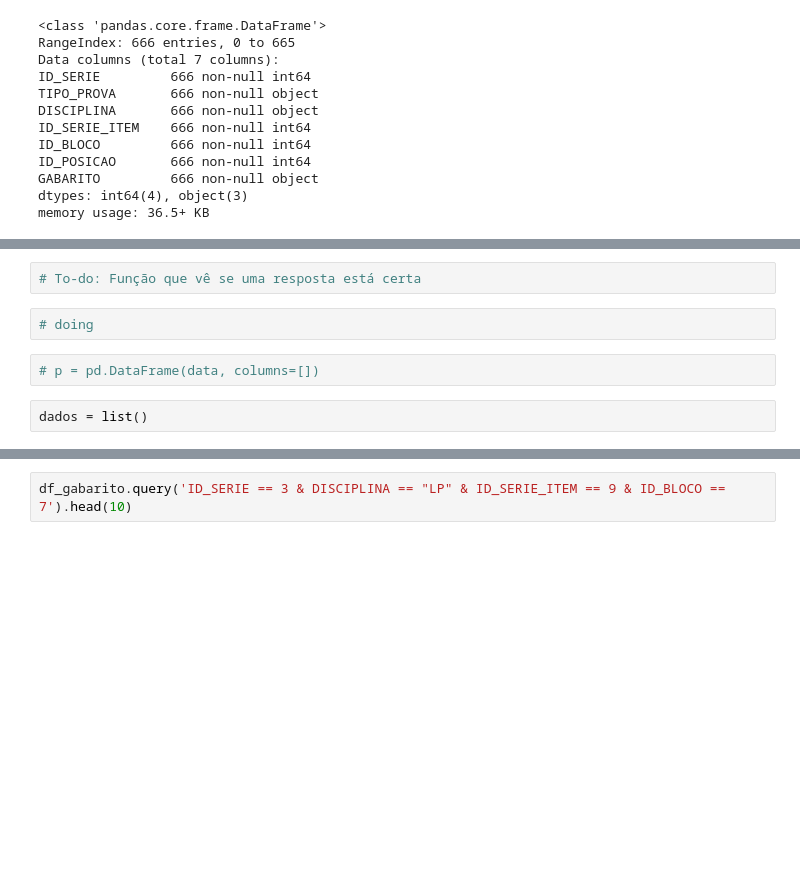
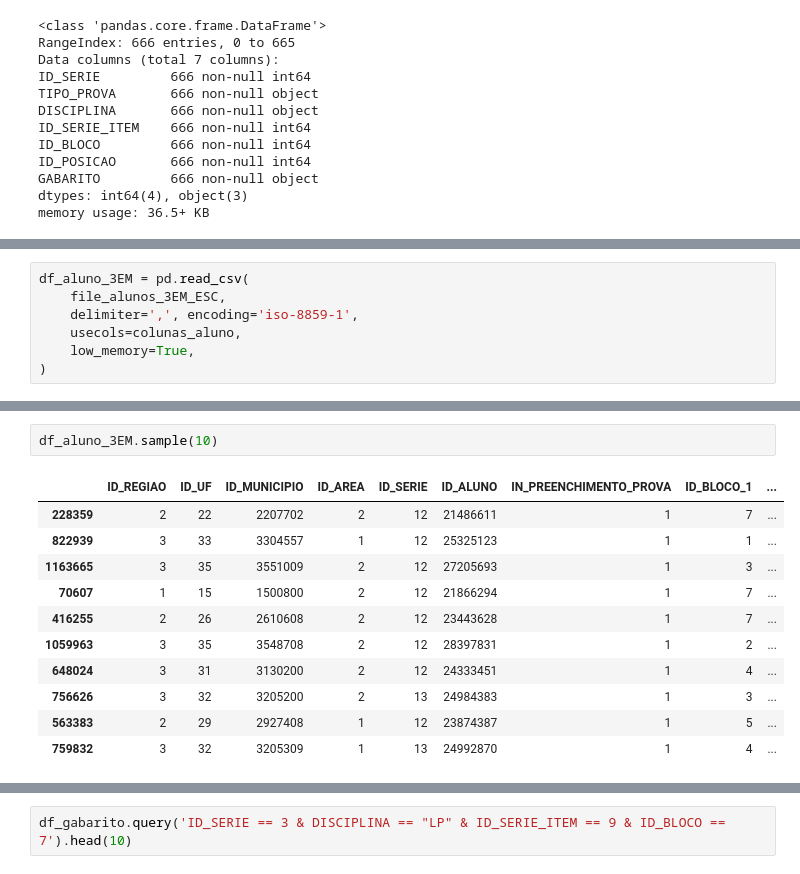
Before and after one commit to GomesDosSantos/AnaliseANEB, a Jupyter notebook: Livro.ipynb, the cells around one changed output, grey strips where cells are left out. Saved outputs shown, nothing was run; the diff lists cells and outputs as text; blank space fills up the shorter version.

```diff
--- a/Livro.ipynb
+++ b/Livro.ipynb
@@ -132 +149,8 @@ df_aluno = pd.read_csv(
+# %%
+df_aluno_3EM = pd.read_csv(
+    file_alunos_3EM_ESC,
+    delimiter=',', encoding='iso-8859-1',
+    usecols=colunas_aluno,
+    low_memory=True,
+)
 # %%
@@ -187,11 +184,17 @@ array([[2017, 11, 1100015, ..., 3, 13, 'D'],
-# %%
-# To-do: Função que vê se uma resposta está certa
-# %%
-# doing
-# %%
-# p = pd.DataFrame(data, columns=[])
-# %%
-dados = list()
+# %%
+df_aluno_3EM.sample(10)
+# %% [output]
+|  | ID_REGIAO | ID_UF | ID_MUNICIPIO | ID_AREA | ID_SERIE | ID_ALUNO | IN_PREENCHIMENTO_PROVA | ID_BLOCO_1 | ... |
+| 228359 | 2 | 22 | 2207702 | 2 | 12 | 21486611 | 1 | 7 | ... |
+| 822939 | 3 | 33 | 3304557 | 1 | 12 | 25325123 | 1 | 1 | ... |
+| 1163665 | 3 | 35 | 3551009 | 2 | 12 | 27205693 | 1 | 3 | ... |
+| 70607 | 1 | 15 | 1500800 | 2 | 12 | 21866294 | 1 | 7 | ... |
+| 416255 | 2 | 26 | 2610608 | 2 | 12 | 23443628 | 1 | 7 | ... |
+| 1059963 | 3 | 35 | 3548708 | 2 | 12 | 28397831 | 1 | 2 | ... |
+| 648024 | 3 | 31 | 3130200 | 2 | 12 | 24333451 | 1 | 4 | ... |
+| 756626 | 3 | 32 | 3205200 | 2 | 13 | 24984383 | 1 | 3 | ... |
+| 563383 | 2 | 29 | 2927408 | 1 | 12 | 23874387 | 1 | 5 | ... |
+| 759832 | 3 | 32 | 3205309 | 1 | 13 | 24992870 | 1 | 4 | ... |
 # %%
 ### Série
 idx_serie_gab = colunas_resp.index(ID_SERIE)
```
Also changed, not shown: parts of 28 cells of this notebook, 2 other files.
